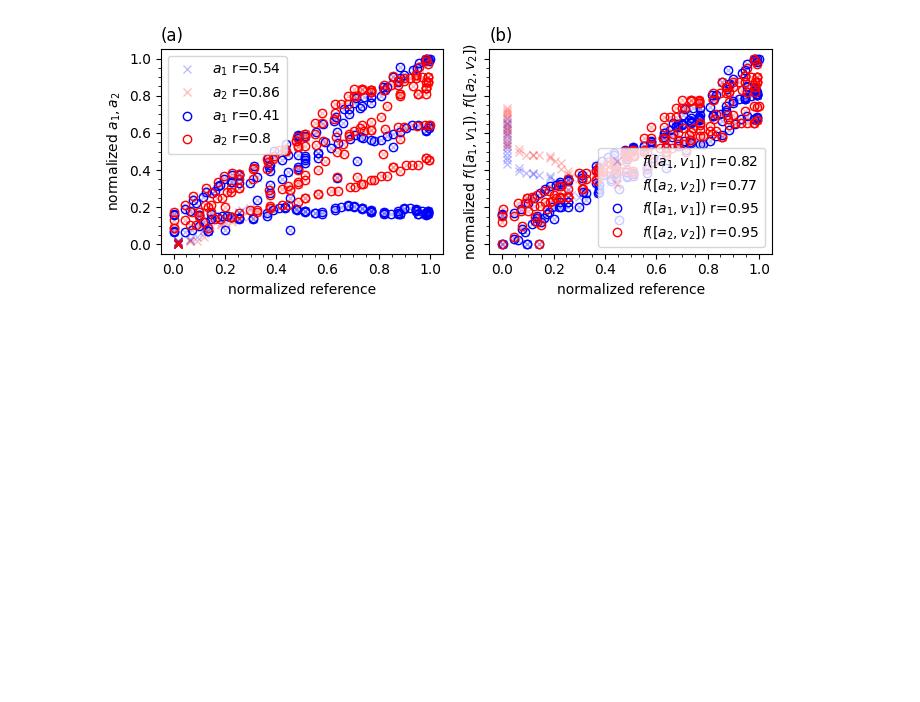
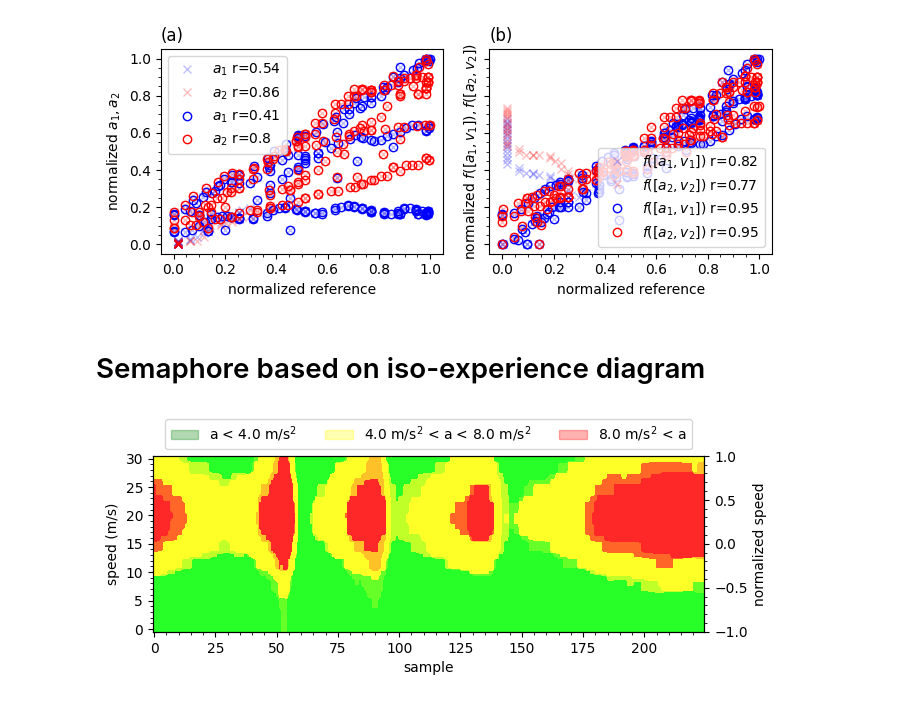
Before and after one commit to carloshernangarrido/ordinal_regression, a Jupyter notebook: main_synthetic_example.ipynb, the cells around one changed output. Saved outputs shown, nothing was run; the diff lists cells and outputs as text; code cells hidden in the pictures; blank space fills up the shorter version.

```diff
--- a/main_synthetic_example.ipynb
+++ b/main_synthetic_example.ipynb
@@ -419,20 +419,21 @@ fig3.show()
 layout = go.Layout(width=800, height=600)
 X1_mesh, X2_mesh = np.meshgrid(np.linspace(-1, 1, 20), np.linspace(-1, 1, 20))
 x1_mesh, x2_mesh = np.ravel(X1_mesh).reshape((-1, 1)), np.ravel(X2_mesh).reshape((-1, 1))
-X1_mesh = np.hstack((x1_mesh, x2_mesh))
-y_mesh = model_x1.predict([X1_mesh])
-fig4 = go.Figure(data=go.Scatter3d(x=x1_mesh.ravel(), y=x2_mesh.ravel(), z=y_mesh.ravel(),
+X_mesh = np.hstack((x1_mesh, x2_mesh))
+y_mesh = model_x1.predict([X_mesh])
+X1_mesh_actual = scaler_X.inverse_transform(X_mesh)
+fig4 = go.Figure(data=go.Scatter3d(x=X1_mesh_actual[:, 0],
+                                   y=X1_mesh_actual[:, 1], z=y_mesh.ravel(),
                                    mode='markers', marker=dict(size=5)), layout=layout)
 fig4.show()
+
 
 layout = go.Layout(width=800, height=600)
 X1_mesh, X2_mesh = np.meshgrid(np.linspace(-1, 1, 20), np.linspace(-1, 1, 20))
 x1_mesh, x2_mesh = np.ravel(X1_mesh).reshape((-1, 1)), np.ravel(X2_mesh).reshape((-1, 1))
-X1_mesh = np.hstack((x1_mesh, x2_mesh))
-y_mesh = model_x1.predict([X1_mesh])
-X1_mesh_actual = scaler_X.inverse_transform(X1_mesh)
-fig4 = go.Figure(data=go.Scatter3d(x=X1_mesh_actual[:, 0],
-                                   y=X1_mesh_actual[:, 1], z=y_mesh.ravel(),
+X_mesh = np.hstack((x1_mesh, x2_mesh))
+y_mesh = model_x1.predict([X_mesh])
+fig4 = go.Figure(data=go.Scatter3d(x=x1_mesh.ravel(), y=x2_mesh.ravel(), z=y_mesh.ravel(),
                                    mode='markers', marker=dict(size=5)), layout=layout)
 fig4.show()
 # %% [output]
@@ -694,3 +695,5 @@ fig.savefig('corr_synth.pdf')
 # %% [output]
 [figure]
 [figure]
+# %% [markdown]
+# Semaphore based on iso-experience diagram
@@ -696,0 +728,47 @@ fig.savefig('corr_synth.pdf')
+# %%
+from matplotlib.colors import LinearSegmentedColormap
+
+
+sem_green_yellow_bound_norm01, sem_yellow_red_bound_norm01 = sem_green_yellow_bound_norm/2 + 0.5, sem_yellow_red_bound_norm/2 + 0.5
+# Definir la función para la colormap
+def custom_cmap(value):
+    if value < sem_green_yellow_bound_norm01:
+        return (0, 1, 0)  # Verde
+    elif value < sem_yellow_red_bound_norm01:
+        return (1, 1, 0)  # Amarillo
+    else:
+        return (1, 0, 0)  # Rojo
+
+# Crear la colormap personalizada
+colors = [custom_cmap(i) for i in np.linspace(0, 1, 256)]
+cm = LinearSegmentedColormap.from_list('custom_cmap', colors, N=256)
+fig, ax = plt.subplots(figsize=(7, 3))
+cax = ax.imshow(a_from_v_and_f1.T, cmap=cm, aspect='auto', origin='lower', alpha=0.6)
+
+ax_twin = ax.twinx()
+ax_twin.minorticks_on()
+ax.minorticks_on()
+ax_twin.fill_between([0], [0], color='green', alpha=0.3,
+                label=f'a < {sem_green_yellow_bound} m/s$^2$')
+ax_twin.fill_between([0], [0], color='yellow', alpha=0.3,
+                label=f'{sem_green_yellow_bound} m/s$^2$ < a < {sem_yellow_red_bound} m/s$^2$')
+ax_twin.fill_between([0], [0], color='red', alpha=0.3,
+                label=f'{sem_yellow_red_bound} m/s$^2$ < a')
+ax_twin.legend(loc='upper center', bbox_to_anchor=(0.5, 1.25), ncol=3)
+ax_twin.set_ylabel('normalized speed')
+ax_twin.set_ylim([-1, 1])
+
+# Add labels and title
+ax.set_ylabel('speed (m/s)')
+ax.set_xlabel('sample')
+ticks_stride = 1
+ticks_speeds_test = speeds_test
+yticks = [0,5,10,15,20,25,30]
+tick_labels = yticks
+ax.set_yticks(ticks=yticks, labels=tick_labels)
+ax.imshow(a_from_v_and_f2.T, cmap=cm, aspect='auto', origin='lower', alpha=0.6)
+plt.tight_layout()
+plt.savefig('semaphore_synthetic'+'.pdf')
+plt.show()
+# %% [output]
+[figure, added]
```
Also changed, not shown: parts of 5 cells of this notebook, 19 other files.
